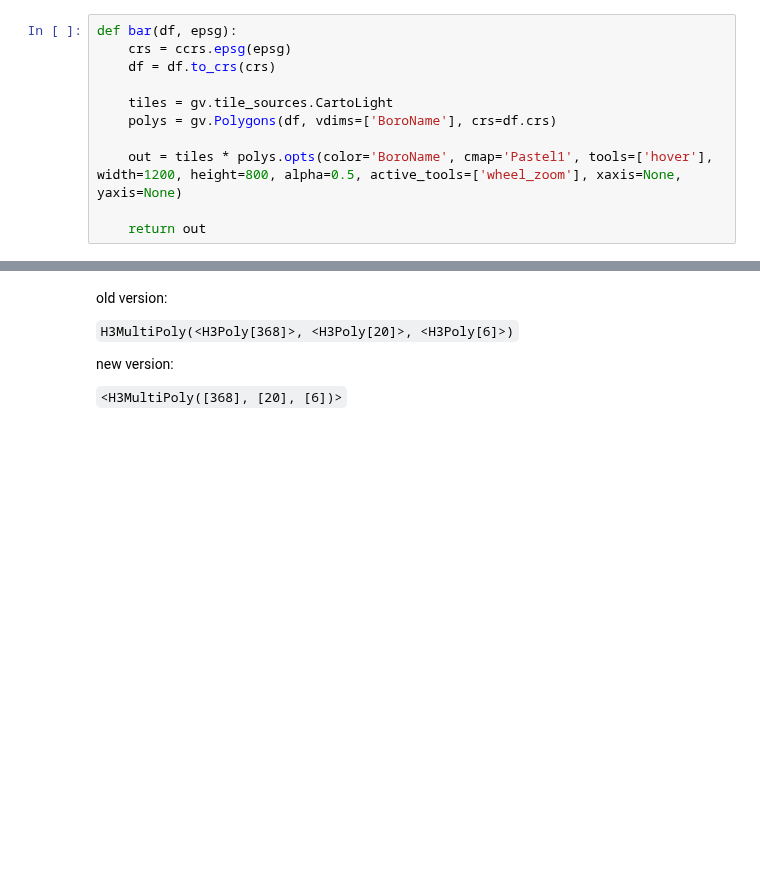
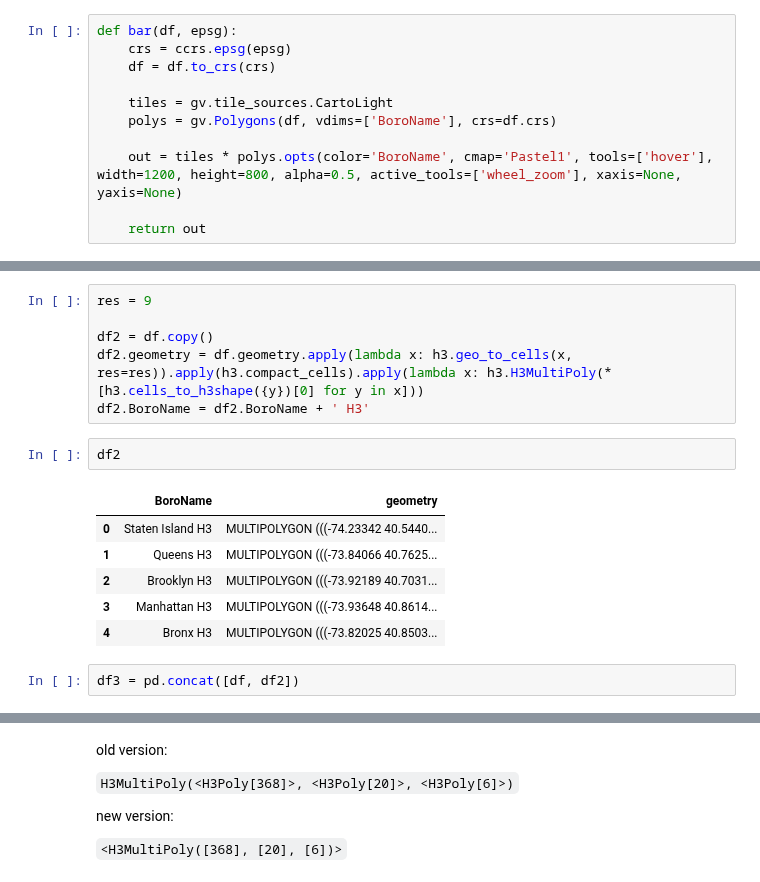
Before and after one commit to uber/h3-py, a Jupyter notebook: poly/plotting.ipynb, the cells around one changed output, grey strips where cells are left out. Saved outputs shown, nothing was run; the diff lists cells and outputs as text; blank space fills up the shorter version.

```diff
--- a/poly/plotting.ipynb
+++ b/poly/plotting.ipynb
@@ -160,0 +141,17 @@ df84
+# %%
+res = 9
+
+df2 = df.copy()
+df2.geometry = df.geometry.apply(lambda x: h3.geo_to_cells(x, res=res)).apply(h3.compact_cells).apply(lambda x: h3.H3MultiPoly(*[h3.cells_to_h3shape({y})[0] for y in x]))
+df2.BoroName = df2.BoroName + ' H3'
+# %%
+df2
+# %% [output]
+|  | BoroName | geometry |
+| 0 | Staten Island H3 | MULTIPOLYGON (((-74.23342 40.5440... |
+| 1 | Queens H3 | MULTIPOLYGON (((-73.84066 40.7625... |
+| 2 | Brooklyn H3 | MULTIPOLYGON (((-73.92189 40.7031... |
+| 3 | Manhattan H3 | MULTIPOLYGON (((-73.93648 40.8614... |
+| 4 | Bronx H3 | MULTIPOLYGON (((-73.82025 40.8503... |
+# %%
+df3 = pd.concat([df, df2])
```
Also changed, not shown: parts of 32 cells of this notebook, 4 other files.
